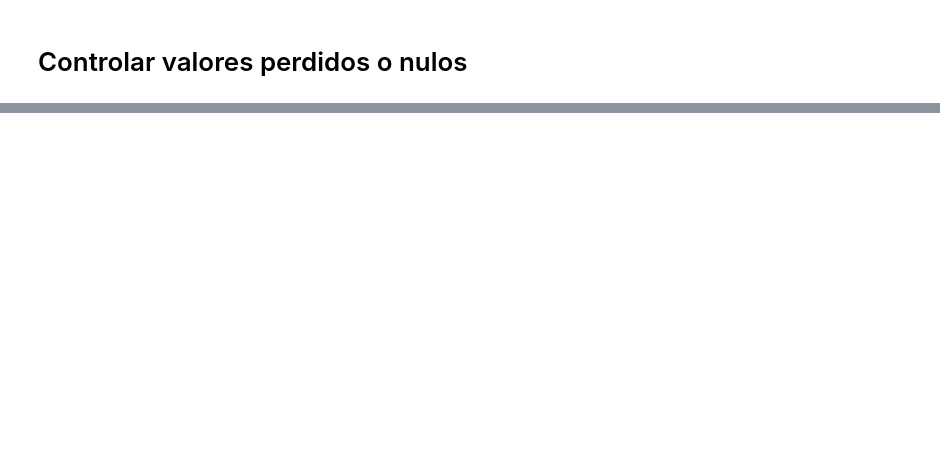
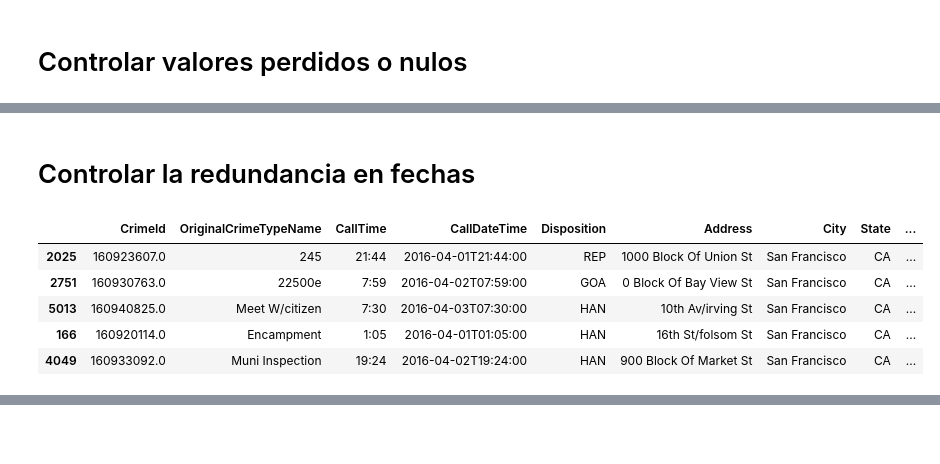
Before and after one commit to jacaceres1/Lab2_Limpieza_Datos, a Jupyter notebook: [NRC_6292]_JoseCáceres_La21Unidad2.ipynb, the cells around one changed output, grey strips where cells are left out. Cells and saved outputs as stored; diff of their text form; code cells hidden in the pictures; blank space fills up the shorter version.

Commit message:
Procesamiento del DataSet, Controlando la redundancia en las fehcas

```diff
--- a/[NRC_6292]_JoseCáceres_La21Unidad2.ipynb
+++ b/[NRC_6292]_JoseCáceres_La21Unidad2.ipynb
@@ -106,0 +121,12 @@ df
+# %% [markdown]
+# Controlar la redundancia en fechas
+# %%
+df = df.drop(['OffenseDate'], axis=1)
+df.sample(5)
+# %% [output]
+|  | CrimeId | OriginalCrimeTypeName | CallTime | CallDateTime | Disposition | Address | City | State | ... |
+| 2025 | 160923607.0 | 245 | 21:44 | 2016-04-01T21:44:00 | REP | 1000 Block Of Union St | San Francisco | CA | ... |
+| 2751 | 160930763.0 | 22500e | 7:59 | 2016-04-02T07:59:00 | GOA | 0 Block Of Bay View St | San Francisco | CA | ... |
+| 5013 | 160940825.0 | Meet W/citizen | 7:30 | 2016-04-03T07:30:00 | HAN | 10th Av/irving St | San Francisco | CA | ... |
+| 166 | 160920114.0 | Encampment | 1:05 | 2016-04-01T01:05:00 | HAN | 16th St/folsom St | San Francisco | CA | ... |
+| 4049 | 160933092.0 | Muni Inspection | 19:24 | 2016-04-02T19:24:00 | HAN | 900 Block Of Market St | San Francisco | CA | ... |
```
Also changed, not shown: parts of 14 cells of this notebook.
